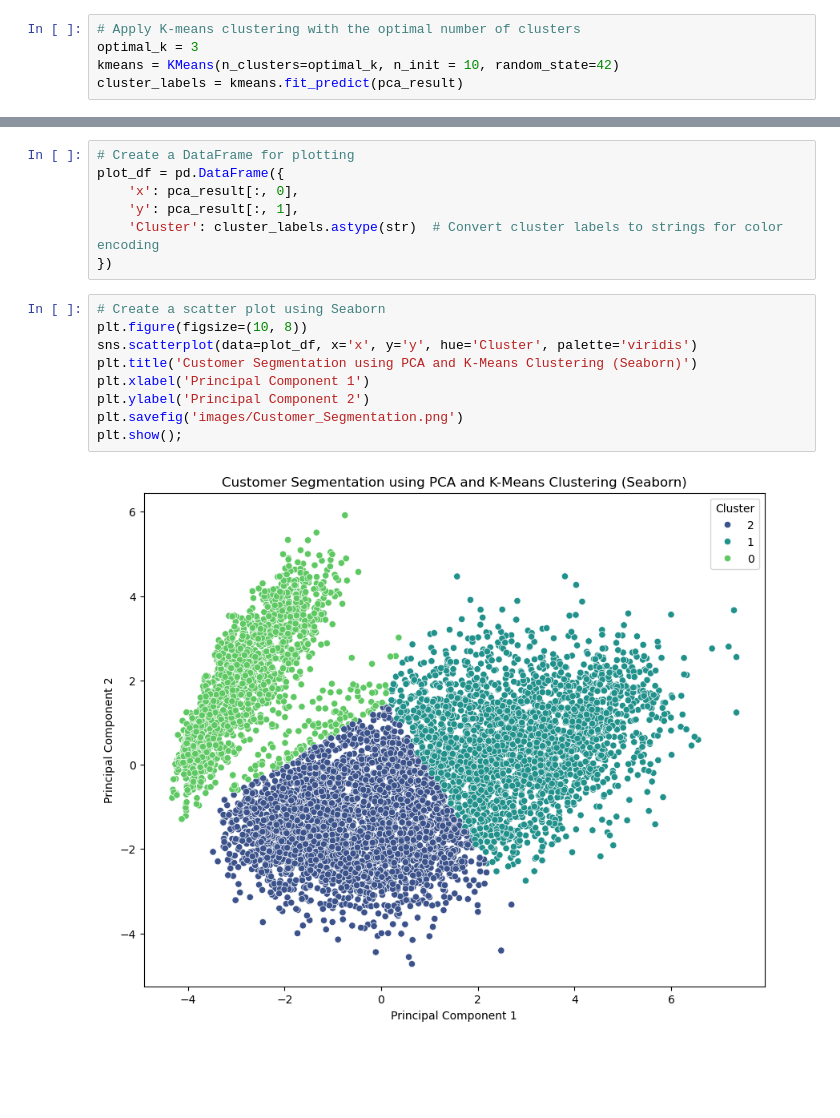
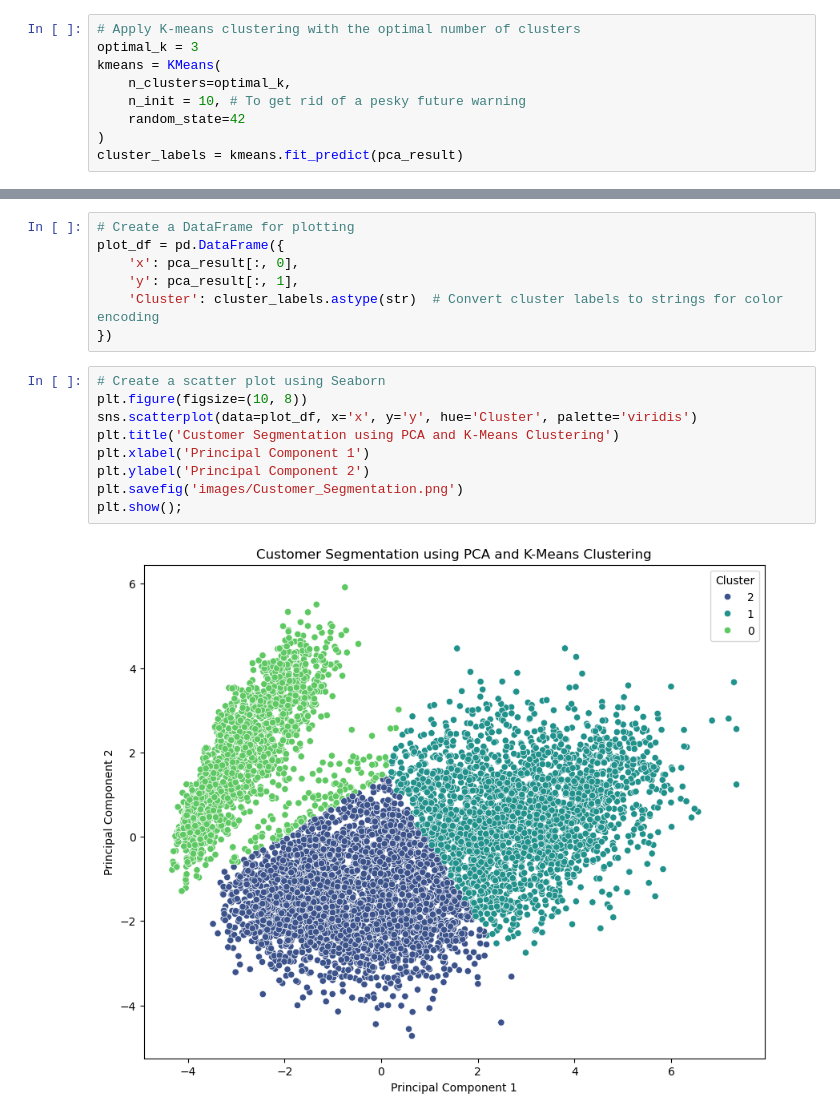
Before and after one commit to jaidevprabhu/telecom_customers, a Jupyter notebook: telecom_customers.ipynb, the cells around one changed output, grey strips where cells are left out. Cells and saved outputs as stored; diff of their text form; blank space fills up the shorter version.

```diff
--- a/telecom_customers.ipynb
+++ b/telecom_customers.ipynb
@@ -141,7 +177,11 @@ Based on the elbow method graph, we notice that **3 clusters** are optimal
 # %%
 # Apply K-means clustering with the optimal number of clusters
 optimal_k = 3
-kmeans = KMeans(n_clusters=optimal_k, n_init = 10, random_state=42)
+kmeans = KMeans(
+    n_clusters=optimal_k,
+    n_init = 10, # To get rid of a pesky future warning
+    random_state=42
+)
 cluster_labels = kmeans.fit_predict(pca_result)
 # %%
 # Add the cluster labels back to the original dataframe
@@ -170,11 +210,11 @@ plot_df = pd.DataFrame({
 # %%
 # Create a scatter plot using Seaborn
 plt.figure(figsize=(10, 8))
 sns.scatterplot(data=plot_df, x='x', y='y', hue='Cluster', palette='viridis')
-plt.title('Customer Segmentation using PCA and K-Means Clustering (Seaborn)')
+plt.title('Customer Segmentation using PCA and K-Means Clustering')
 plt.xlabel('Principal Component 1')
 plt.ylabel('Principal Component 2')
 plt.savefig('images/Customer_Segmentation.png')
 plt.show();
 # %% [output]
-[figure, old version]
+[figure, new version]
```
Also changed, not shown: parts of 13 cells of this notebook, 2 other files.
